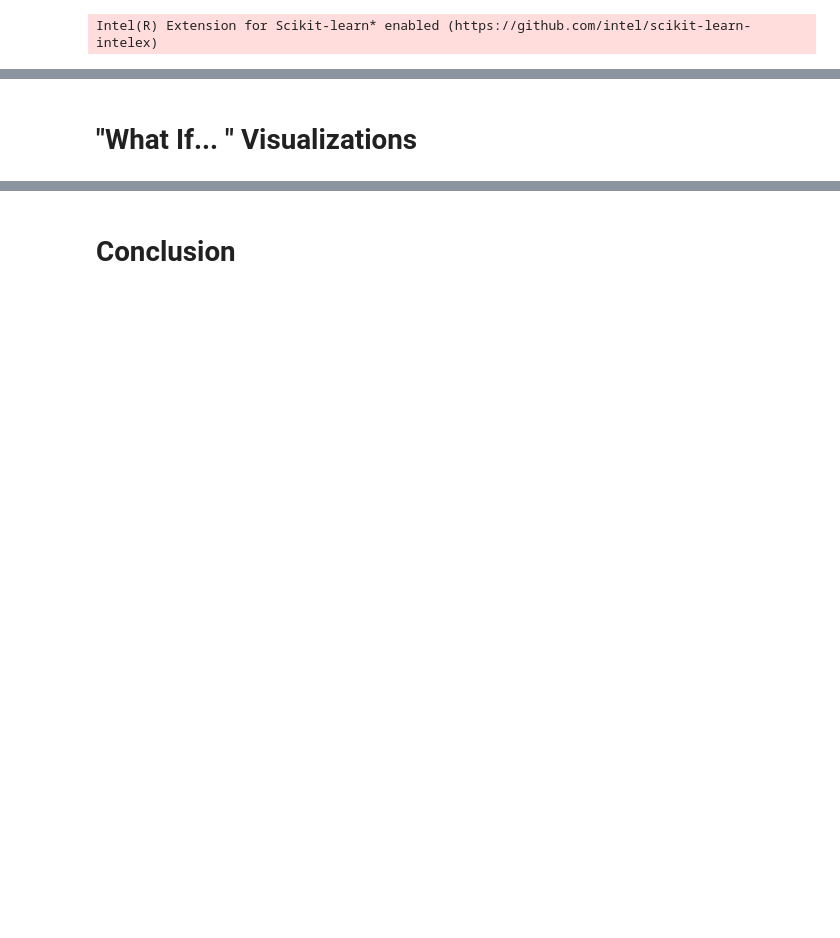
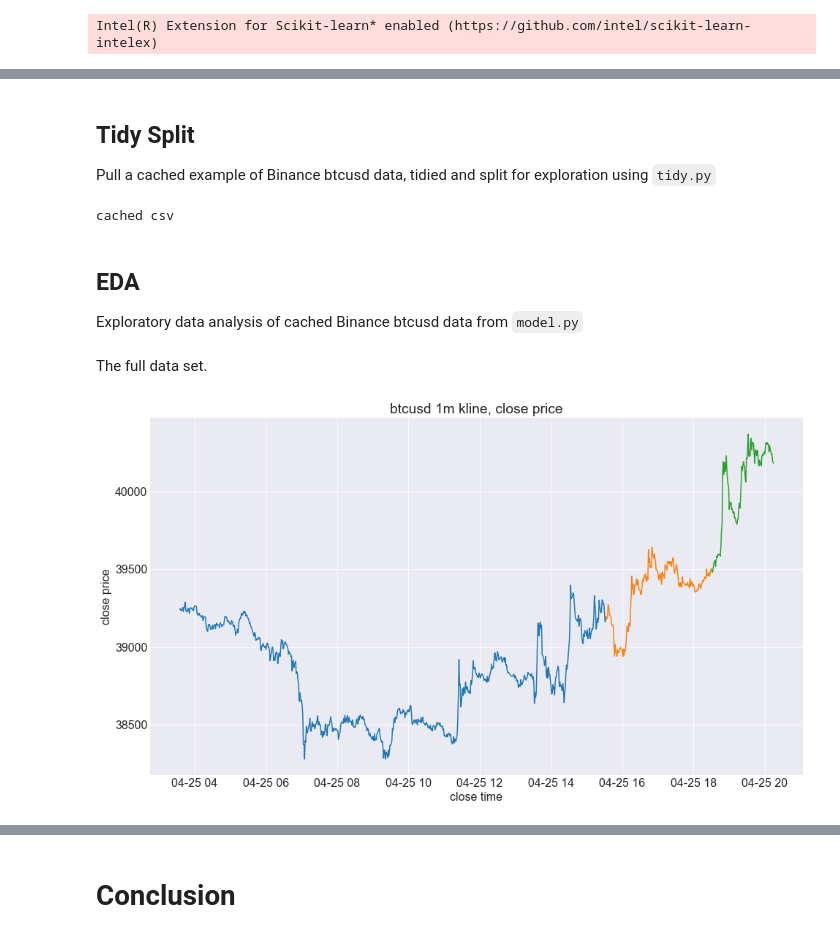
Before and after one commit to hinzle/binance-project, a Jupyter notebook: binance_project.ipynb, the cells around one changed output, grey strips where cells are left out. Cells and saved outputs as stored; diff of their text form; code cells hidden in the pictures; blank space fills up the shorter version.

Commit message:
binance_project

```diff
--- a/binance_project.ipynb
+++ b/binance_project.ipynb
@@ -79,2 +81,19 @@ Intel(R) Extension for Scikit-learn* enabled (https://github.com/intel/scikit-le
-# %% [markdown]
-# "What If... " Visualizations
+# %% [markdown]
+## Tidy Split
+
+Pull a cached example of Binance btcusd data, tidied and split for exploration using `tidy.py`
+# %%
+train, validate, test = btcusd()
+# %% [output]
+cached csv
+# %% [markdown]
+## EDA
+
+Exploratory data analysis of cached Binance btcusd data from `model.py`
+# %% [markdown]
+The full data set.
+# %%
+# plot train, validate, test split
+split_plot(train,validate,test,col='close')
+# %% [output]
+[figure, added]
```
Also changed, not shown: parts of 17 cells of this notebook, 2 other files.
